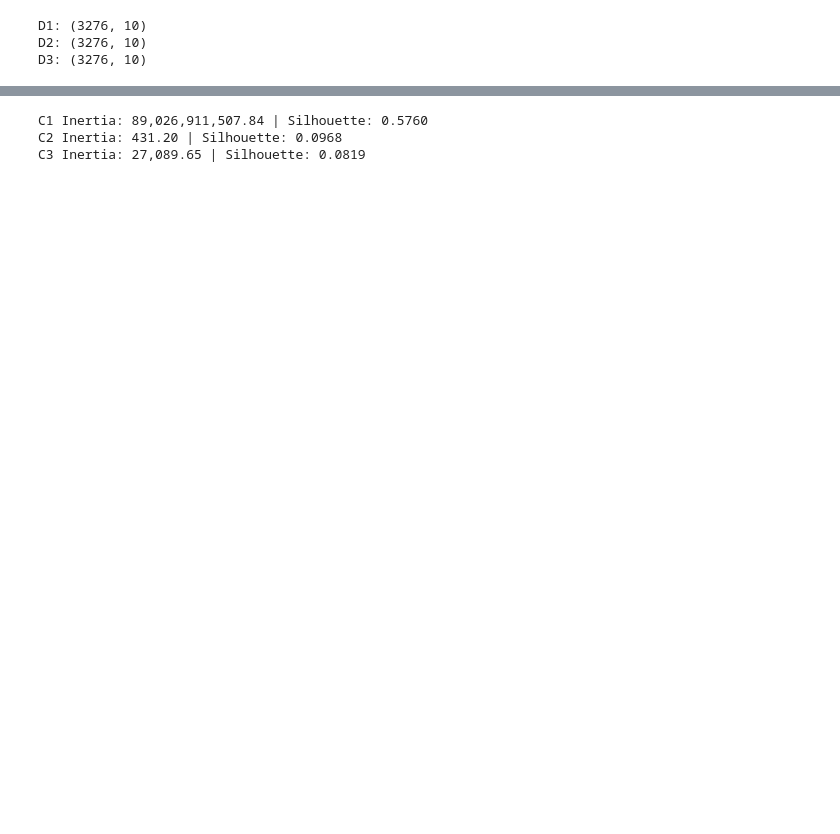
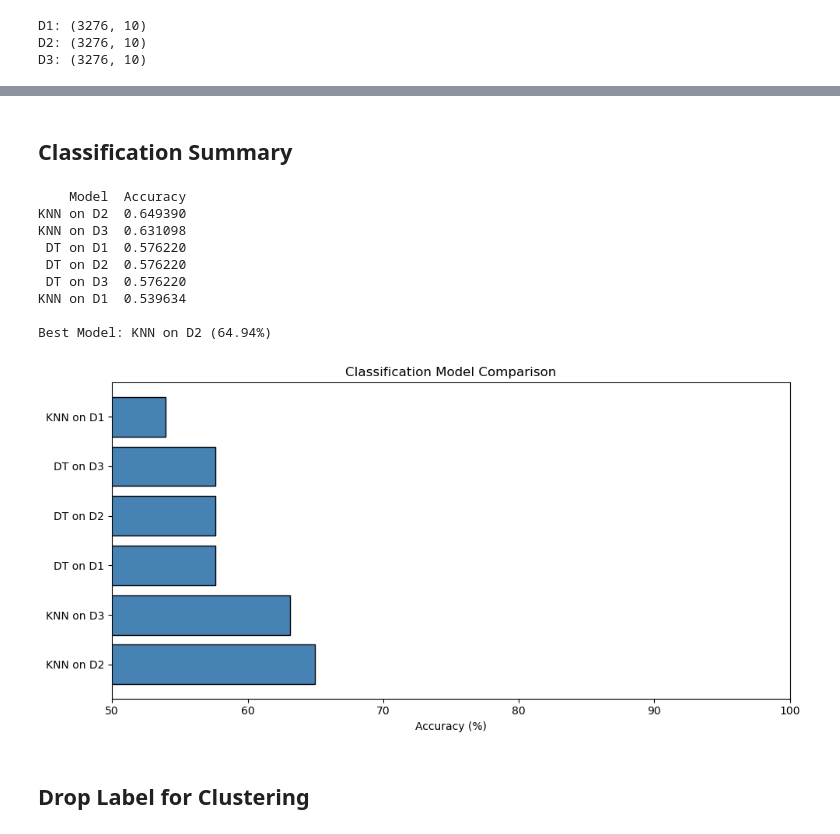
Before and after one commit to ryanpintor/MACHINE-LEARNING-PROJECT, a Jupyter notebook: drea.ipynb, the cells around one changed output, grey strips where cells are left out. Saved outputs shown, nothing was run; the diff lists cells and outputs as text; code cells hidden in the pictures; blank space fills up the shorter version.

```diff
--- a/drea.ipynb
+++ b/drea.ipynb
@@ -217,20 +206,32 @@ plt.show()
+# %% [markdown]
+## Classification Summary
 # %%
-#Fit K-means on all three datasets
+summary = pd.DataFrame({
+    'Model': list(results.keys()),
+    'Accuracy': list(results.values())
+}).sort_values('Accuracy', ascending=False).reset_index(drop=True)
 
-km_c1 = KMeans(n_clusters=best_k, random_state=42, n_init=10)
-km_c1.fit(C1)
+print(summary.to_string(index=False))
+print(f'\nBest Model: {summary.iloc[0]["Model"]} ({summary.iloc[0]["Accuracy"]*100:.2f}%)')
 
-km_c2 = KMeans(n_clusters=best_k, random_state=42, n_init=10)
-km_c2.fit(C2)
-
-km_c3 = KMeans(n_clusters=best_k, random_state=42, n_init=10)
-km_c3.fit(C3)
-
-print(f'C1 Inertia: {km_c1.inertia_:,.2f} | Silhouette: {silhouette_score(C1, km_c1.labels_):.4f}')
-print(f'C2 Inertia: {km_c2.inertia_:,.2f} | Silhouette: {silhouette_score(C2, km_c2.labels_):.4f}')
-print(f'C3 Inertia: {km_c3.inertia_:,.2f} | Silhouette: {silhouette_score(C3, km_c3.labels_):.4f}')
+plt.figure(figsize=(10, 5))
+plt.barh(summary['Model'], summary['Accuracy'] * 100, color='steelblue', edgecolor='black')
+plt.xlabel('Accuracy (%)')
+plt.title('Classification Model Comparison')
+plt.xlim([50, 100])
+plt.tight_layout()
+plt.show()
 # %% [output]
-C1 Inertia: 89,026,911,507.84 | Silhouette: 0.5760
-C2 Inertia: 431.20 | Silhouette: 0.0968
-C3 Inertia: 27,089.65 | Silhouette: 0.0819
+    Model  Accuracy
+KNN on D2  0.649390
+KNN on D3  0.631098
+ DT on D1  0.576220
+ DT on D2  0.576220
+ DT on D3  0.576220
+KNN on D1  0.539634
+
+Best Model: KNN on D2 (64.94%)
+[figure, added]
+# %% [markdown]
+## Drop Label for Clustering
 # %%
```
Also changed, not shown: parts of 25 cells of this notebook.
